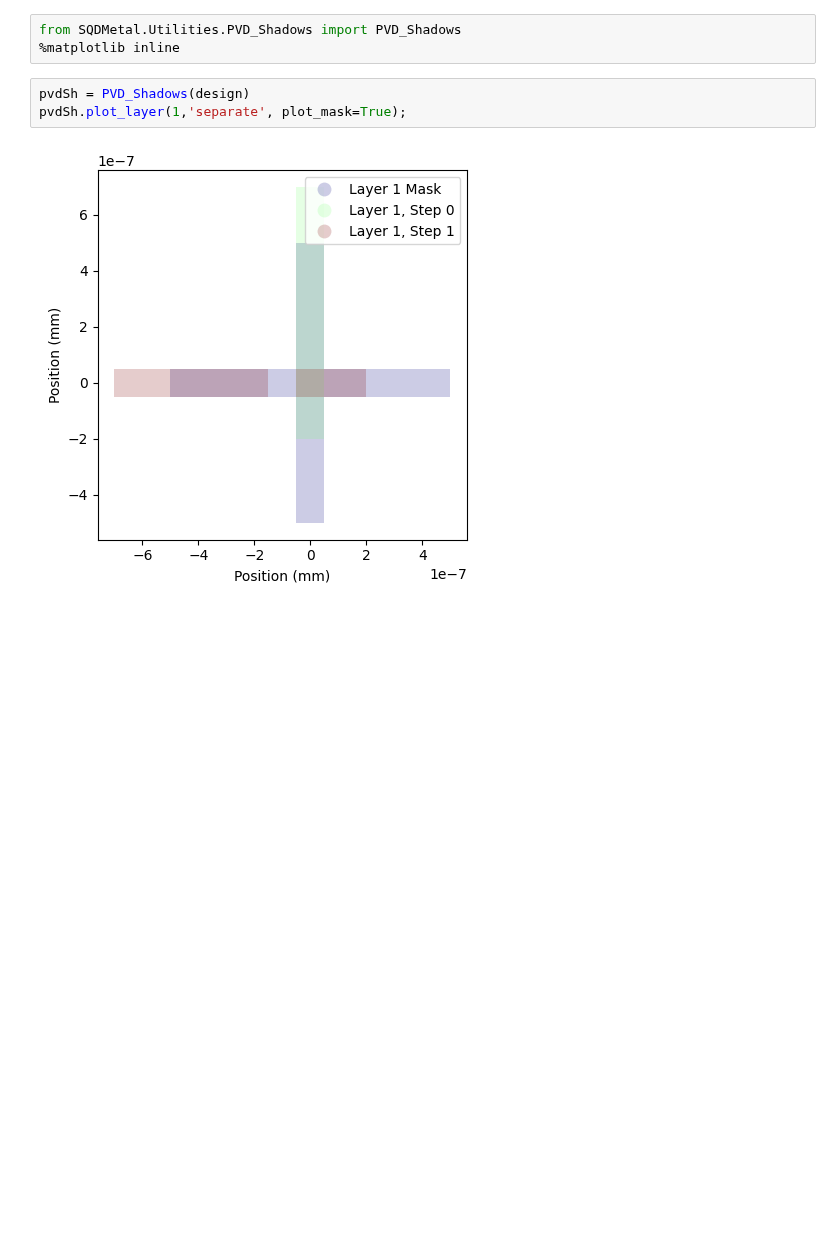
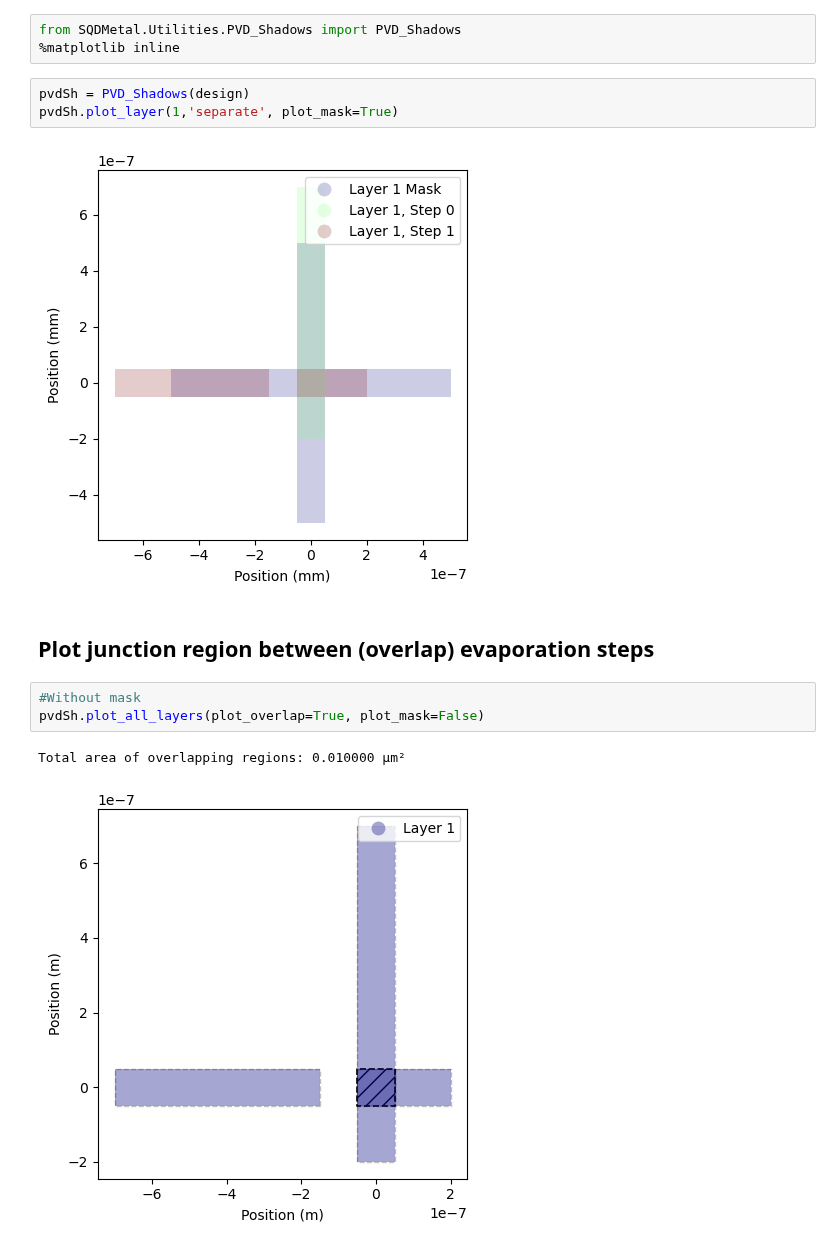
Before and after one commit to sqdlab/SQDMetal, a Jupyter notebook: docs/User/WorkedExamples/PVD_simulation.ipynb, the cells around one changed output. Cells and saved outputs as stored; diff of their text form; blank space fills up the shorter version.

Commit message:
Some updates on visualisation

```diff
--- a/docs/User/WorkedExamples/PVD_simulation.ipynb
+++ b/docs/User/WorkedExamples/PVD_simulation.ipynb
@@ -62,6 +67,14 @@ from SQDMetal.Utilities.PVD_Shadows import PVD_Shadows
 %matplotlib inline
 # %%
 pvdSh = PVD_Shadows(design)
-pvdSh.plot_layer(1,'separate', plot_mask=True);
+pvdSh.plot_layer(1,'separate', plot_mask=True)
 # %% [output]
 [figure]
+# %% [markdown]
+## Plot junction region between (overlap) evaporation steps
+# %%
+#Without mask
+pvdSh.plot_all_layers(plot_overlap=True, plot_mask=False)
+# %% [output]
+Total area of overlapping regions: 0.010000 µm²
+[figure, added]
```
Also changed, not shown: parts of 3 cells of this notebook, 1 other file.
